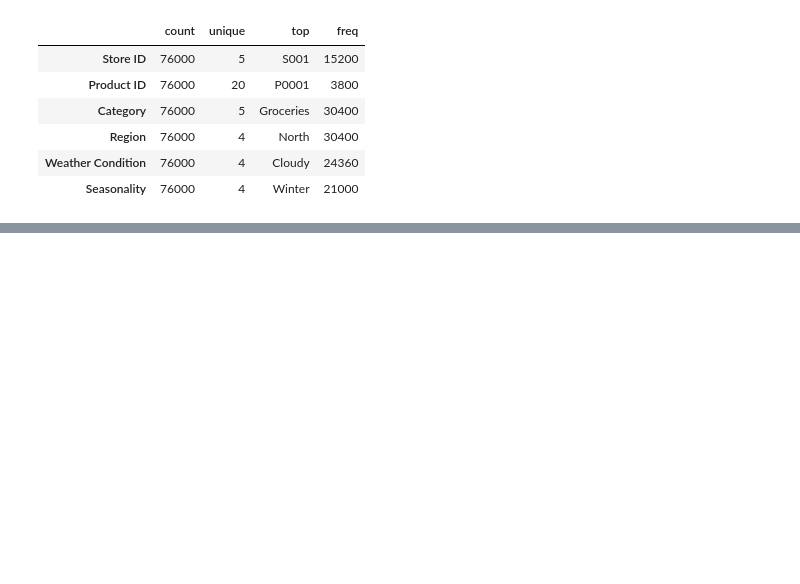
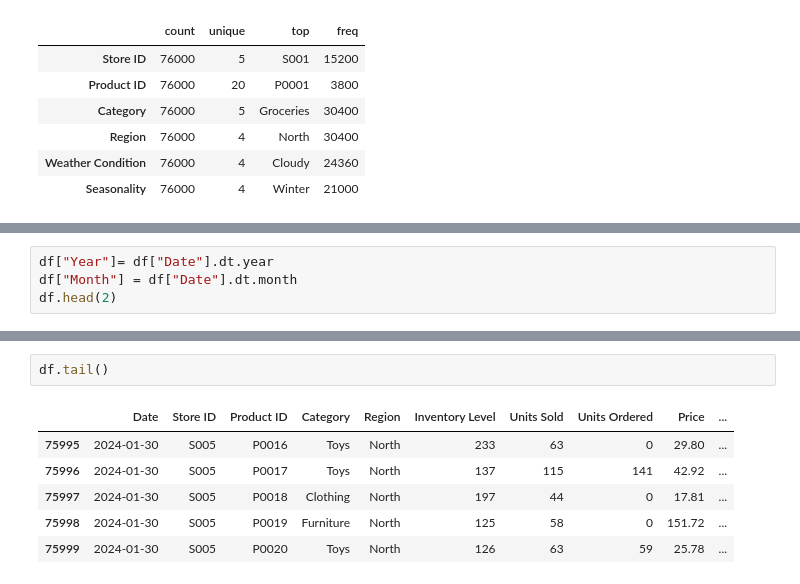
Before and after one commit to nayeem29dse/Demand-Forecast-model-with-streamlit-deployment, a Jupyter notebook: analysis.ipynb, the cells around one changed output, grey strips where cells are left out. Saved outputs shown, nothing was run; the diff lists cells and outputs as text; blank space fills up the shorter version.

```diff
--- a/analysis.ipynb
+++ b/analysis.ipynb
@@ -123,0 +126,4 @@ See https://pandas.pydata.org/docs/user_guide/migration-3-strings.html#string-mi
+# %%
+df["Year"]= df["Date"].dt.year
+df["Month"] = df["Date"].dt.month
+df.head(2)
@@ -123,0 +142,9 @@ See https://pandas.pydata.org/docs/user_guide/migration-3-strings.html#string-mi
+# %%
+df.tail()
+# %% [output]
+|  | Date | Store ID | Product ID | Category | Region | Inventory Level | Units Sold | Units Ordered | Price | ... |
+| 75995 | 2024-01-30 | S005 | P0016 | Toys | North | 233 | 63 | 0 | 29.80 | ... |
+| 75996 | 2024-01-30 | S005 | P0017 | Toys | North | 137 | 115 | 141 | 42.92 | ... |
+| 75997 | 2024-01-30 | S005 | P0018 | Clothing | North | 197 | 44 | 0 | 17.81 | ... |
+| 75998 | 2024-01-30 | S005 | P0019 | Furniture | North | 125 | 58 | 0 | 151.72 | ... |
+| 75999 | 2024-01-30 | S005 | P0020 | Toys | North | 126 | 63 | 59 | 25.78 | ... |
```
Also changed, not shown: parts of 6 cells of this notebook.
